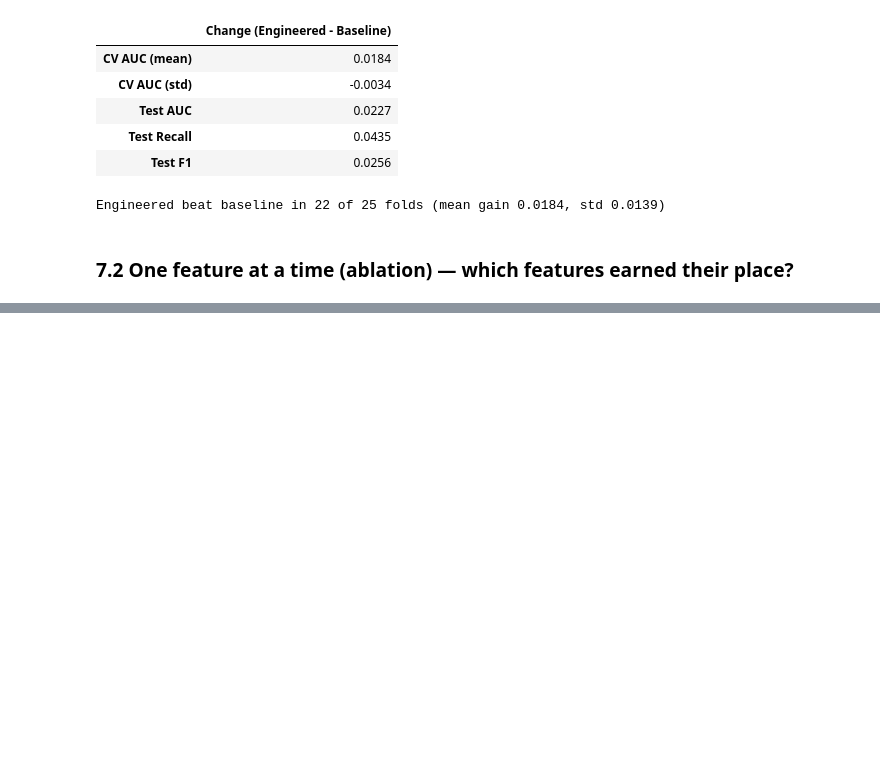
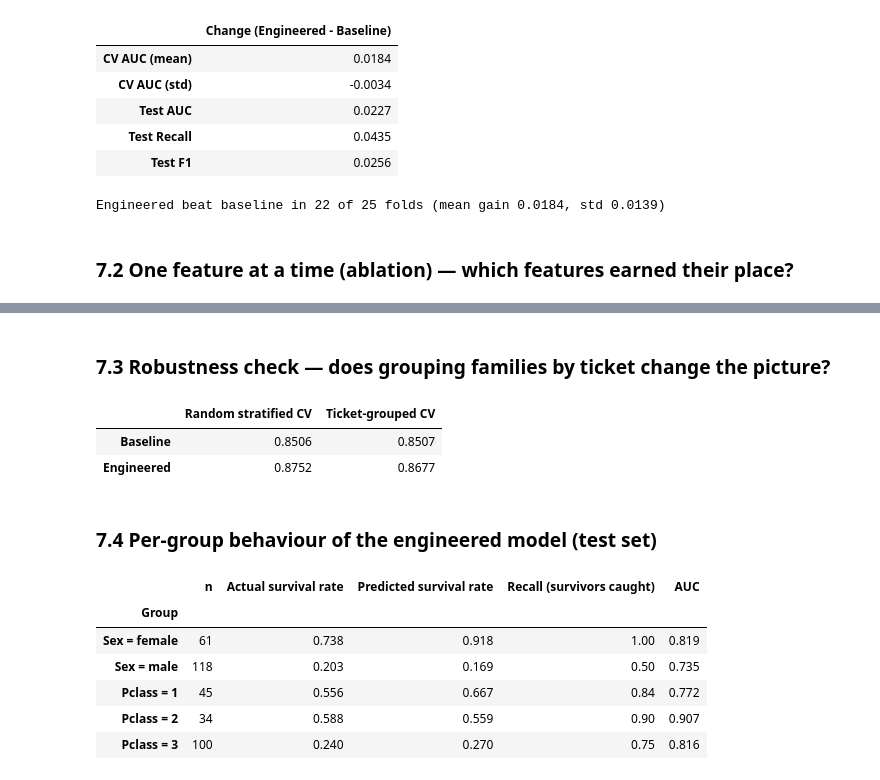
Before and after one commit to Kimberlywangari/titanic-feature-engineering, a Jupyter notebook: feature-engineering.ipynb, the cells around one changed output, grey strips where cells are left out. Cells and saved outputs as stored; diff of their text form; code cells hidden in the pictures; blank space fills up the shorter version.

Commit message:
Finalize interpretation with actual notebook results

```diff
--- a/feature-engineering.ipynb
+++ b/feature-engineering.ipynb
@@ -693,0 +731,48 @@ Engineered beat baseline in 22 of 25 folds (mean gain 0.0184, std 0.0139)
+# %% [markdown]
+### 7.3 Robustness check — does grouping families by ticket change the picture?
+# %%
+from sklearn.model_selection import StratifiedKFold, GroupKFold
+
+# Random splits can put family members on both sides. GroupKFold keeps each ticket group together.
+def strat_vs_group(num, cat):
+    X = fe[num + cat]
+    pipe = build_pipeline(num, cat)
+    s = cross_val_score(pipe, X, df[target], cv=StratifiedKFold(5, shuffle=True, random_state=RANDOM_STATE),
+                        scoring="roc_auc").mean()
+    g = cross_val_score(pipe, X, df[target], cv=GroupKFold(5), groups=df["Ticket"], scoring="roc_auc").mean()
+    return s, g
+
+b_s, b_g = strat_vs_group(BASE_NUM, BASE_CAT)
+e_s, e_g = strat_vs_group(ENG_NUM, ENG_CAT)
+pd.DataFrame({"Random stratified CV": [b_s, e_s], "Ticket-grouped CV": [b_g, e_g]},
+            index=["Baseline", "Engineered"]).round(4)
+# %% [output]
+|  | Random stratified CV | Ticket-grouped CV |
+| Baseline | 0.8506 | 0.8507 |
+| Engineered | 0.8752 | 0.8677 |
+# %% [markdown]
+### 7.4 Per-group behaviour of the engineered model (test set)
+# %%
+test_view = fe.loc[test_idx].copy()
+test_view["proba"] = engineered_pipe.predict_proba(fe.loc[test_idx, ENG_NUM + ENG_CAT])[:, 1]
+test_view["pred"] = engineered_pipe.predict(fe.loc[test_idx, ENG_NUM + ENG_CAT])
+
+rows = []
+for col in ["Sex", "Pclass"]:
+    for value, g in test_view.groupby(col):
+        rows.append({
+            "Group": f"{col} = {value}", "n": len(g),
+            "Actual survival rate": g["Survived"].mean(),
+            "Predicted survival rate": g["pred"].mean(),
+            "Recall (survivors caught)": recall_score(g["Survived"], g["pred"]),
+            "AUC": roc_auc_score(g["Survived"], g["proba"]),
+        })
+pd.DataFrame(rows).set_index("Group").round(3)
+# %% [output]
+|  | n | Actual survival rate | Predicted survival rate | Recall (survivors caught) | AUC |
+| Group |  |  |  |  |  |
+| Sex = female | 61 | 0.738 | 0.918 | 1.00 | 0.819 |
+| Sex = male | 118 | 0.203 | 0.169 | 0.50 | 0.735 |
+| Pclass = 1 | 45 | 0.556 | 0.667 | 0.84 | 0.772 |
+| Pclass = 2 | 34 | 0.588 | 0.559 | 0.90 | 0.907 |
+| Pclass = 3 | 100 | 0.240 | 0.270 | 0.75 | 0.816 |
```
Also changed, not shown: parts of 3 cells of this notebook.
